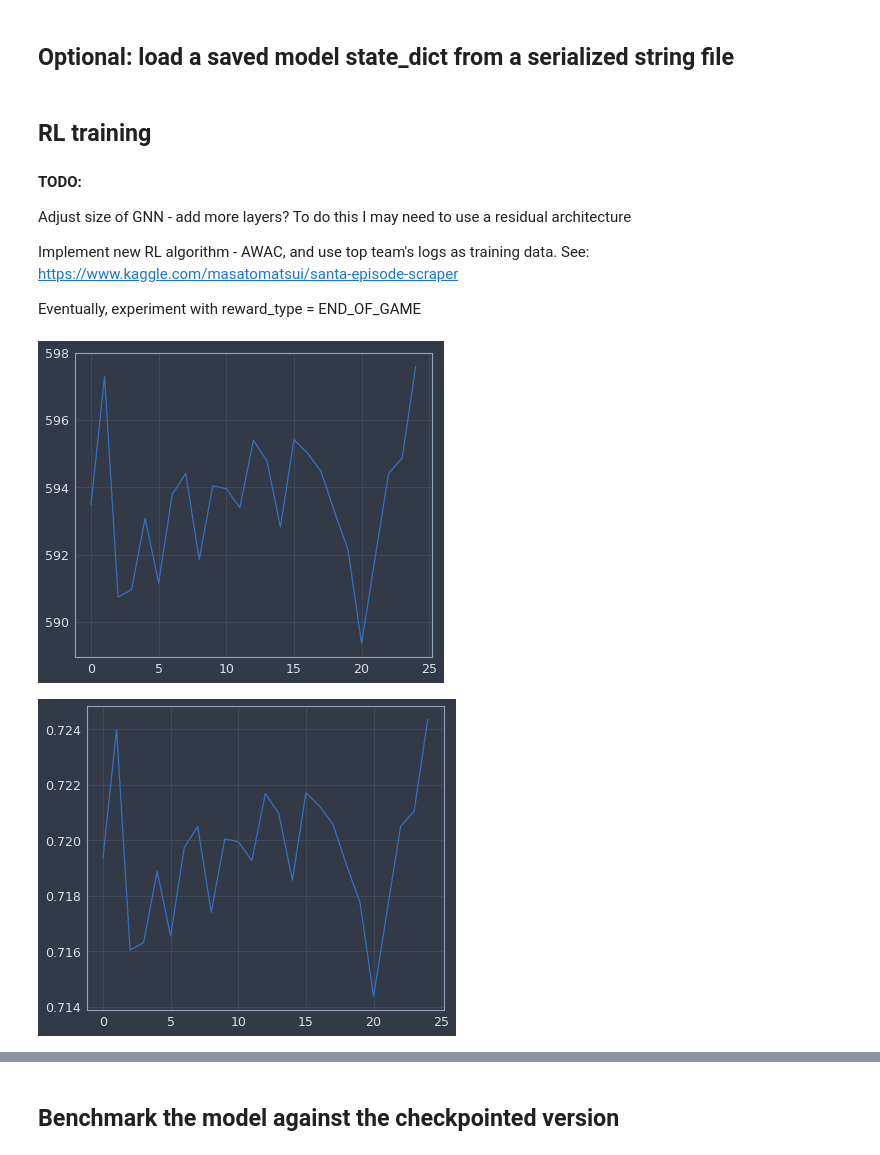
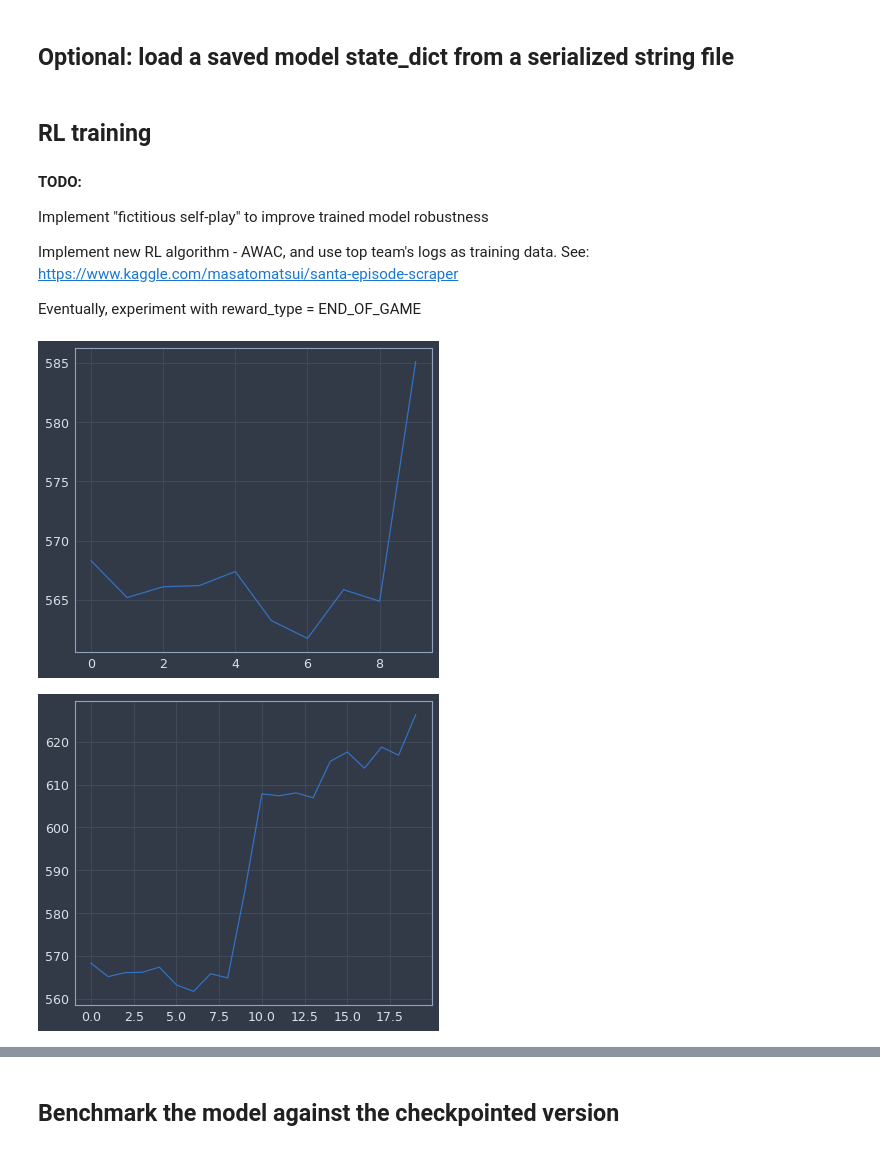
Before and after one commit to IsaiahPressman/Kaggle_Santa_2020, a Jupyter notebook: RL_Santa.ipynb, the cells around one changed output, grey strips where cells are left out. Drawn from its saved outputs; the diff is of its cells as text; code cells hidden in the pictures.

```diff
--- a/RL_Santa.ipynb
+++ b/RL_Santa.ipynb
@@ -106,9 +25,11 @@ class GraphNN_A3C(nn.Module):
 # %% [markdown]
 ## A3C RL algorithm
 # %%
+# Loosely based on: https://github.com/MorvanZhou/pytorch-A3C
+
 def a3c_vectorized_env(env, model, optimizer, n_episodes, batch_size,
                        gamma=0.9):
-    model.to(device=device)
+    model.to(device=DEVICE)
     model.train()
     episode_reward_sums = []
 
@@ -119,7 +40,7 @@ def a3c_vectorized_env(env, model, optimizer, n_episodes, batch_size,
         step_count = 1
         while not env.done:
             # Batch size of 1 for inference
-            a = model.sample_action(s.to(device=device).unsqueeze(0)).squeeze(0)
+            a = model.sample_action(s.to(device=DEVICE).unsqueeze(0)).squeeze(0)
             next_s, r, done, _ = env.step(a)
 
             #print(s.shape, a.shape, r.shape)
@@ -131,9 +52,9 @@ def a3c_vectorized_env(env, model, optimizer, n_episodes, batch_size,
                 if done:
                     v_next_s = torch.zeros_like(buffer_r[-1])
                 else:
-                    _, v_next_s = model(next_s.to(device=device).unsqueeze(0))
+                    _, v_next_s = model(next_s.to(device=DEVICE).unsqueeze(0))
                     v_next_s = v_next_s.detach().squeeze(0)
-                v_next_s.to(device=device)
+                v_next_s.to(device=DEVICE)
 
                 buffer_v_target = []
                 for r in buffer_r[::-1]:
@@ -142,9 +63,9 @@ def a3c_vectorized_env(env, model, optimizer, n_episodes, batch_size,
                 buffer_v_target.reverse()
 
                 loss = model.loss_func(
-                    torch.stack(buffer_s).to(device=device),
-                    torch.stack(buffer_a).to(device=device),
-                    torch.stack(buffer_v_target).to(device=device)
+                    torch.stack(buffer_s).to(device=DEVICE),
+                    torch.stack(buffer_a).to(device=DEVICE),
+                    torch.stack(buffer_v_target).to(device=DEVICE)
                 )
                 optimizer.zero_grad()
                 loss.backward()
@@ -167,18 +88,18 @@ loaded_state_dicts = pickle.loads(state_dict_bytes)
 # %% [markdown]
 ## RL training
 #### TODO:
-Adjust size of GNN - add more layers? To do this I may need to use a residual architecture
+Implement "fictitious self-play" to improve trained model robustness
 
 Implement new RL algorithm - AWAC, and use top team's logs as training data. See: https://www.kaggle.com/masatomatsui/santa-episode-scraper
 
 Eventually, experiment with reward_type = END_OF_GAME
 # %%
-env = KaggleMABEnvTorchVectorized(n_envs=512, out_device=device)
 graph_nn_kwargs = dict(
     in_features=3,
-    n_nodes=env.n_bandits,
-    n_hidden_layers=3,
-    layer_sizes=16
+    n_nodes=100,
+    n_hidden_layers=1,
+    layer_sizes=16,
+    skip_connection_n=1
 )
 model = GraphNN_A3C(**graph_nn_kwargs)
 try:
@@ -188,19 +109,34 @@ try:
     del loaded_state_dicts
 except NameError:
     pass
-#model = FeedForwardNN_A3C(3 * env.n_bandits, env.n_bandits)
-model.to(device=device)
+model.to(device=DEVICE)
 optimizer = torch.optim.Adam(model.parameters())
 
 rl_alg_kwargs = dict(
     batch_size=30,
     gamma=0.99
 )
+
+# Used for va.run_vectorized_vs
+def model_wrapped(states):
+    return model.sample_action(states.unsqueeze(0)).squeeze(0)
+# %%
+#env = KaggleMABEnvTorchVectorized(n_envs=256, out_device=DEVICE)
+env = KaggleMABEnvTorchVectorized(n_envs=256, opponent=va.SavedRLAgent('a3c_agent_v2'), out_device=DEVICE)
+
+model_sd_checkpoint, episode_reward_sums = a3c_vectorized_env(env, model, optimizer, n_episodes=10, **rl_alg_kwargs)
+plt.plot([rs / env.r_norm for rs in episode_reward_sums])
+plt.show();
+#plt.plot(episode_reward_sums);
+# %% [output]
+[figure, added]
 # %%
-model_sd_checkpoint, episode_reward_sums = a3c_vectorized_env(env, model, optimizer, n_episodes=25, **rl_alg_kwargs)
+#env = KaggleMABEnvTorchVectorized(n_envs=512, opponent=va.PullVegasSlotMachines(OBS_NORM), out_device=DEVICE)
+
+model_sd_checkpoint, ers = a3c_vectorized_env(env, model, optimizer, n_episodes=10, **rl_alg_kwargs)
+episode_reward_sums += ers
 plt.plot([rs / env.r_norm for rs in episode_reward_sums])
 plt.show();
 #plt.plot(episode_reward_sums);
 # %% [output]
-[figure, old version]
+[figure, new version]
-[figure, removed]
```
Also changed, not shown: parts of 19 cells of this notebook, 8 other files.
